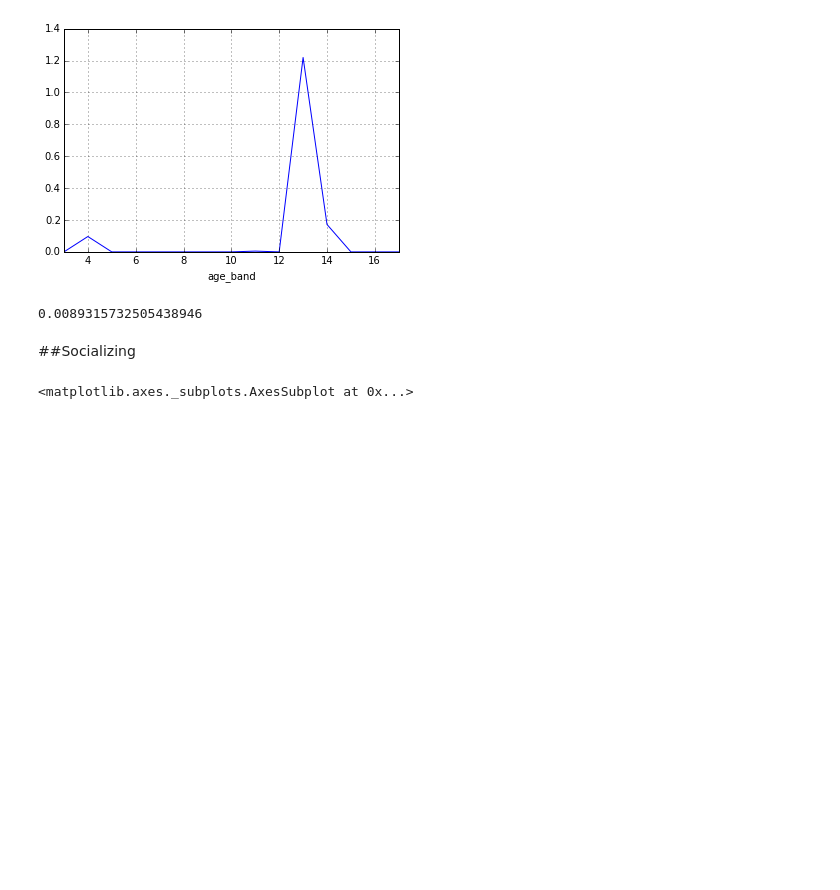
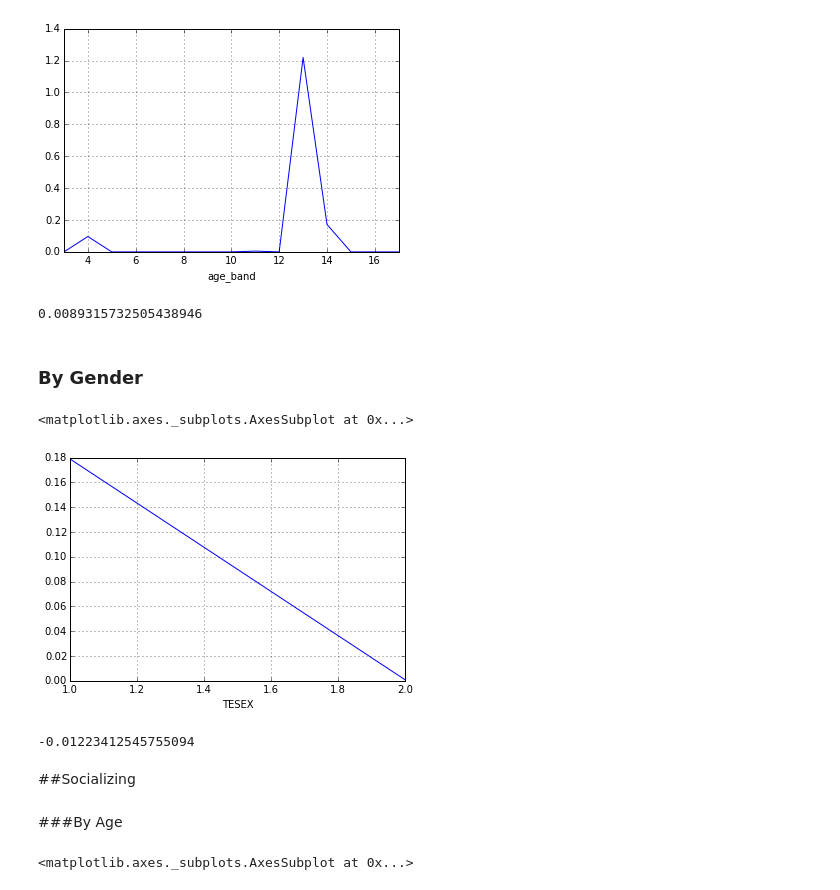
Before and after one commit to tiyd-python-2015-05/atus-analysis, a Jupyter notebook: Starting Point.ipynb, the cells around one changed output. Drawn from its saved outputs; the diff is of its cells as text; code cells hidden in the pictures; blank space fills up the shorter version.

```diff
--- a/Starting Point.ipynb
+++ b/Starting Point.ipynb
@@ -456,5 +496,5 @@ summary.TEAGE.corr(summary.t070101)
 # %%
-summary_civic = summary.loc[:, ["age_band", "t100201", "TUFINLWGT"]]
+summary_civic = summary.loc[:, ["age_band", "t100201", "TUFINLWGT", "TESEX"]]
 summary_civic = summary_civic.rename(columns={"t100201": "minutes", "TUFINLWGT": "weight"})
 summary_civic["weighted_minutes"] = summary_civic.weight * summary_civic.minutes
 civic_by_age = summary_civic.groupby("age_band").aggregate(np.sum)
@@ -467,6 +507,21 @@ civic_by_age.mean_minutes.plot()
 summary.TEAGE.corr(summary.t100201)
 # %% [output]
 0.0089315732505438946
+# %% [markdown]
+### By Gender
+# %%
+civic_by_sex = summary_civic.groupby("TESEX").aggregate(np.sum)
+civic_by_sex["mean_minutes"] = civic_by_sex.weighted_minutes / civic_by_sex.weight
+civic_by_sex.mean_minutes.plot()
+# %% [output]
+<matplotlib.axes._subplots.AxesSubplot at 0x...>
+[figure, added]
+# %%
+summary.TESEX.corr(summary.t100201)
+# %% [output]
+-0.01223412545755094
 # %% [markdown]
 ##Socializing
+# %% [markdown]
+###By Age
 # %%
```
Also changed, not shown: parts of 29 cells of this notebook, 2 other files.
